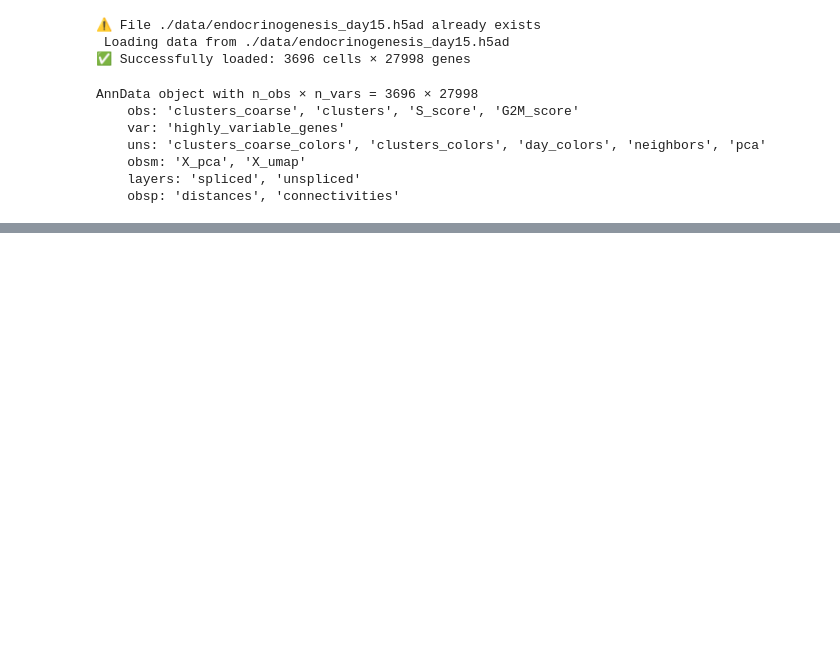
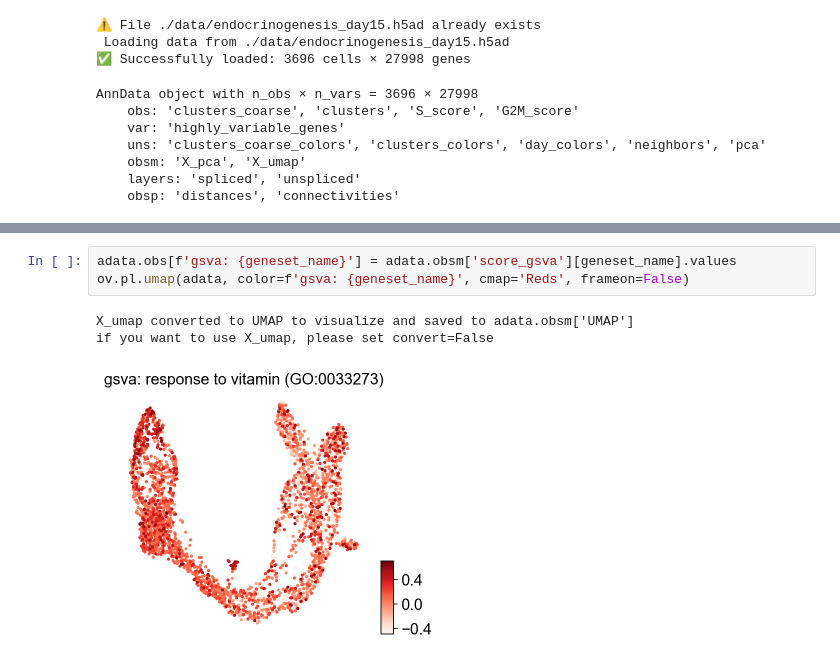
Before and after one commit to DBinary/omicverse-tutorials, a Jupyter notebook: docs/Tutorials-single/enrichment/t_es_compare.ipynb, the cells around one changed output, grey strips where cells are left out. Saved outputs shown, nothing was run; the diff lists cells and outputs as text; blank space fills up the shorter version.

```diff
--- a/docs/Tutorials-single/enrichment/t_es_compare.ipynb
+++ b/docs/Tutorials-single/enrichment/t_es_compare.ipynb
@@ -230,0 +154,7 @@ All eleven kernels run on the same GPU device with a single `engine='gpu'` flag;
+# %%
+adata.obs[f'gsva: {geneset_name}'] = adata.obsm['score_gsva'][geneset_name].values
+ov.pl.umap(adata, color=f'gsva: {geneset_name}', cmap='Reds', frameon=False)
+# %% [output]
+X_umap converted to UMAP to visualize and saved to adata.obsm['UMAP']
+if you want to use X_umap, please set convert=False
+[figure, added]
```
Also changed, not shown: parts of 54 cells of this notebook.
